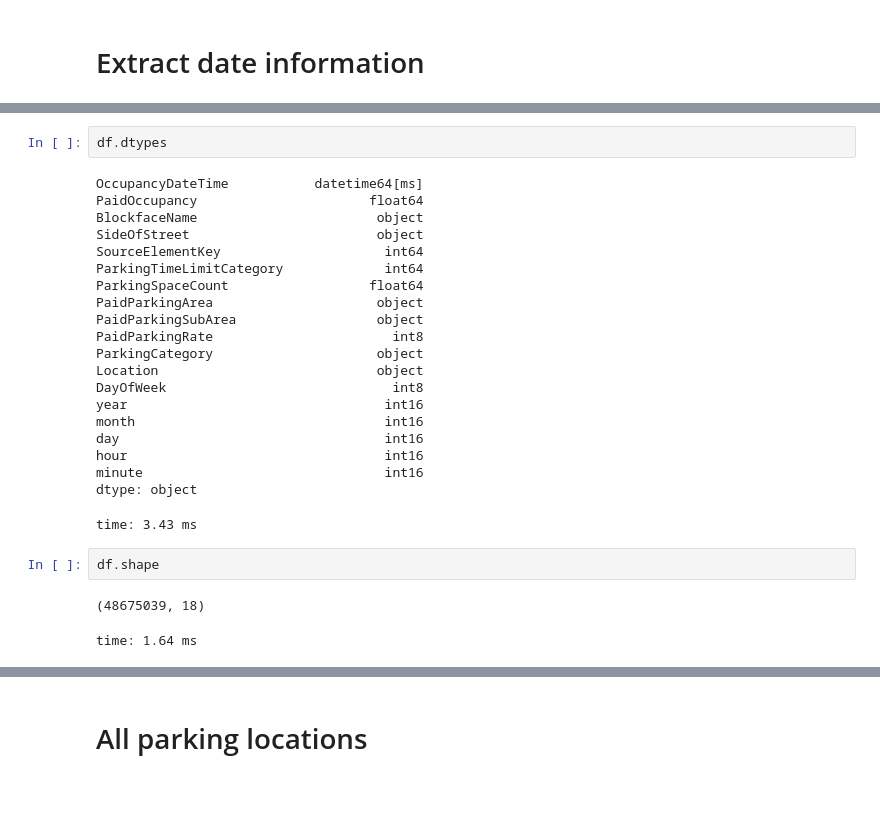
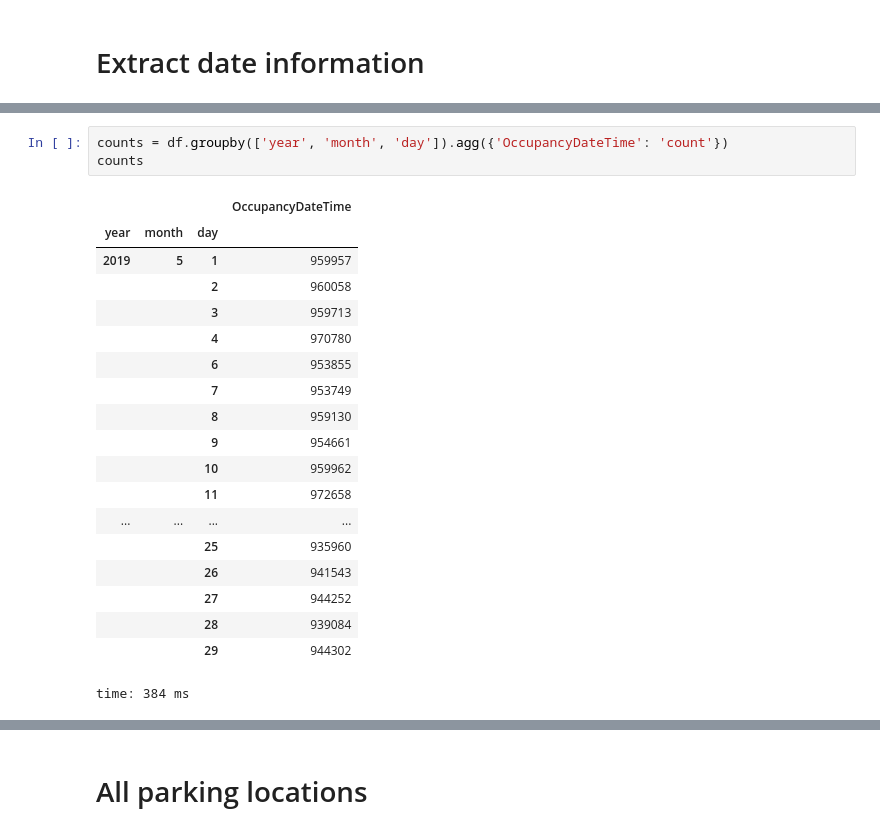
Before and after one commit to drabastomek/rapids-notebooks, a Jupyter notebook: codes/rapids_seattleParking.ipynb, the cells around one changed output, grey strips where cells are left out. Cells and saved outputs as stored; diff of their text form; blank space fills up the shorter version.

```diff
--- a/codes/rapids_seattleParking.ipynb
+++ b/codes/rapids_seattleParking.ipynb
@@ -181,28 +163,23 @@ time: 28.1 ms
-# %%
-df.dtypes
-# %% [output]
-OccupancyDateTime           datetime64[ms]
-PaidOccupancy                      float64
-BlockfaceName                       object
-SideOfStreet                        object
-SourceElementKey                     int64
-ParkingTimeLimitCategory             int64
-ParkingSpaceCount                  float64
-PaidParkingArea                     object
-PaidParkingSubArea                  object
-PaidParkingRate                       int8
-ParkingCategory                     object
-Location                            object
-DayOfWeek                             int8
-year                                 int16
-month                                int16
-day                                  int16
-hour                                 int16
-minute                               int16
-dtype: object
-time: 3.43 ms
-# %%
-df.shape
-# %% [output]
-(48675039, 18)
-time: 1.64 ms
+# %%
+counts = df.groupby(['year', 'month', 'day']).agg({'OccupancyDateTime': 'count'})
+counts
+# %% [output]
+|  |  |  | OccupancyDateTime |
+| year | month | day |  |
+| 2019 | 5 | 1 | 959957 |
+|  |  | 2 | 960058 |
+|  |  | 3 | 959713 |
+|  |  | 4 | 970780 |
+|  |  | 6 | 953855 |
+|  |  | 7 | 953749 |
+|  |  | 8 | 959130 |
+|  |  | 9 | 954661 |
+|  |  | 10 | 959962 |
+|  |  | 11 | 972658 |
+| ... | ... | ... | ... |
+|  |  | 25 | 935960 |
+|  |  | 26 | 941543 |
+|  |  | 27 | 944252 |
+|  |  | 28 | 939084 |
+|  |  | 29 | 944302 |
+time: 384 ms
```
Also changed, not shown: parts of 29 cells of this notebook.
